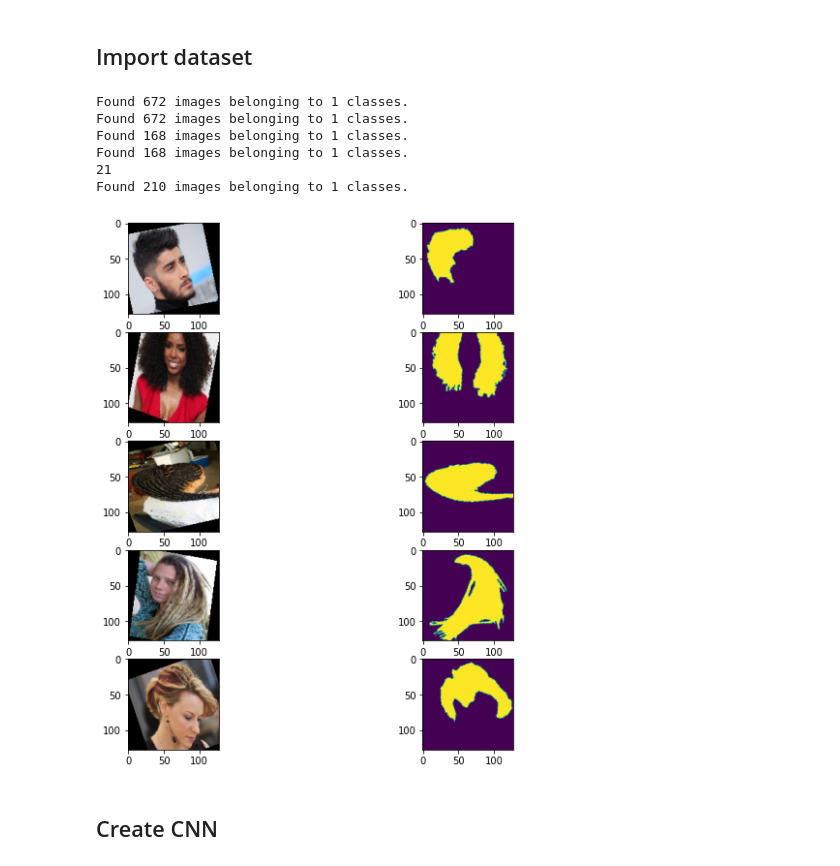
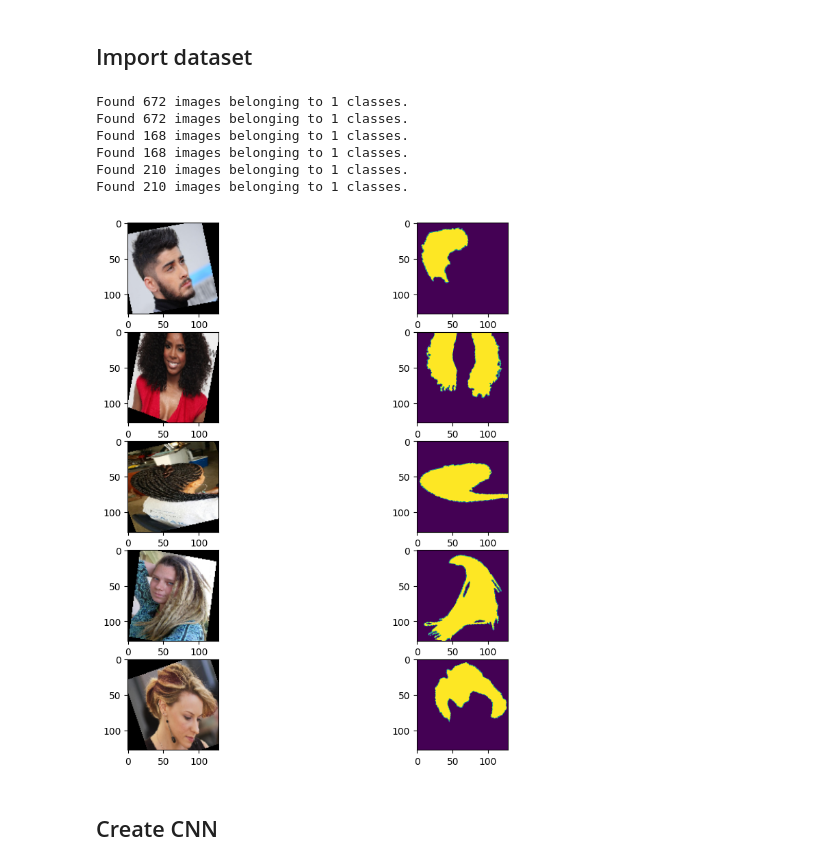
Before and after one commit to Kainasu/hair-seg-project, a Jupyter notebook: hair-segmentation-generator.ipynb, the cells around one changed output. Saved outputs shown, nothing was run; the diff lists cells and outputs as text; code cells hidden in the pictures.

```diff
--- a/hair-segmentation-generator.ipynb
+++ b/hair-segmentation-generator.ipynb
@@ -41,6 +39,7 @@ mask_datagen = ImageDataGenerator(**data_gen_args)
 
 # Provide the same seed and keyword arguments to the fit and flow methods
 seed = 12345
+batch_size = 32
 #image_datagen.fit(X_train, augment=True, seed=seed)
 #mask_datagen.fit(y_train[:,:,:,np.newaxis], augment=True, seed=seed)
 image_train_generator = image_datagen.flow_from_directory(
@@ -48,14 +47,14 @@ image_train_generator = image_datagen.flow_from_directory(
     color_mode = "rgb",
     target_size=(128,128),
     class_mode=None,
-    batch_size=32,
+    batch_size=batch_size,
     seed=seed,
     subset='training')
 
 mask_train_generator = mask_datagen.flow_from_directory(
     os.path.join(train_dir, 'masks'),
     target_size=(128, 128),
-    batch_size=32,
+    batch_size=batch_size,
     color_mode = "grayscale",
     interpolation = "nearest",
     class_mode=None,
@@ -66,7 +65,7 @@ image_val_generator = image_datagen.flow_from_directory(
     os.path.join(train_dir, 'imgs'),
     color_mode = "rgb",
     target_size=(128, 128),
-    batch_size=32,
+    batch_size=batch_size,
     class_mode=None,
     seed=seed,
     subset='validation')
@@ -76,43 +75,54 @@ mask_val_generator = mask_datagen.flow_from_directory(
     color_mode = "grayscale",
     interpolation = "nearest",
     target_size=(128, 128),
-    batch_size=32,
+    batch_size=batch_size,
     class_mode=None,
     seed=seed,
     subset='validation')
 
 
 # combine generators into one which yields image and masks
 train_generator = zip(image_train_generator, mask_train_generator)
 val_generator = zip(image_val_generator, mask_val_generator)
 
 fig = plt.figure(figsize=(10,10))
 i = 0
 for generator in train_generator:
     plt.subplot(5,2,1+2*i)
     plt.imshow(generator[0][i])
     plt.subplot(5,2,2+2*i)
     plt.imshow(generator[1][i][:,:,0])
     i += 1
     if i % 5 == 0:
         break
 
-# Gerator for test
+# Generator for test
 image_test_datagen = ImageDataGenerator()
 image_test_generator = image_test_datagen.flow_from_directory(
     os.path.join(test_dir, 'imgs'),
     color_mode = "rgb",
     target_size=(128,128),
     class_mode=None,
-    batch_size=32)
+    shuffle=False,
+    batch_size=batch_size)
+
+# Gerator for test
+mask_test_datagen = ImageDataGenerator()
+mask_test_generator = mask_test_datagen.flow_from_directory(
+    os.path.join(test_dir, 'masks'),
+    color_mode = "grayscale",
+    target_size=(128,128),
+    class_mode=None,
+    shuffle=False,
+    batch_size=batch_size)
 # %% [output]
 Found 672 images belonging to 1 classes.
 Found 672 images belonging to 1 classes.
 Found 168 images belonging to 1 classes.
 Found 168 images belonging to 1 classes.
-21
 Found 210 images belonging to 1 classes.
+Found 210 images belonging to 1 classes.
-[figure, old version]
+[figure, new version]
 # %% [markdown]
 ## Create CNN
 # %%
```
Also changed, not shown: parts of 10 cells of this notebook.
